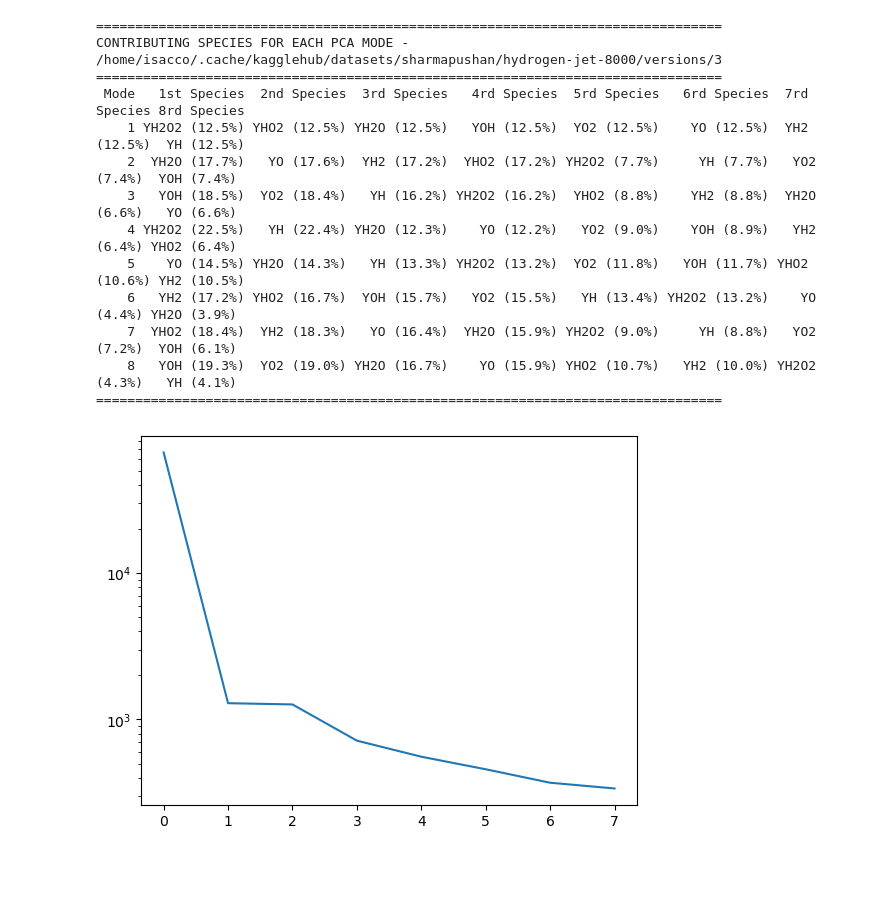
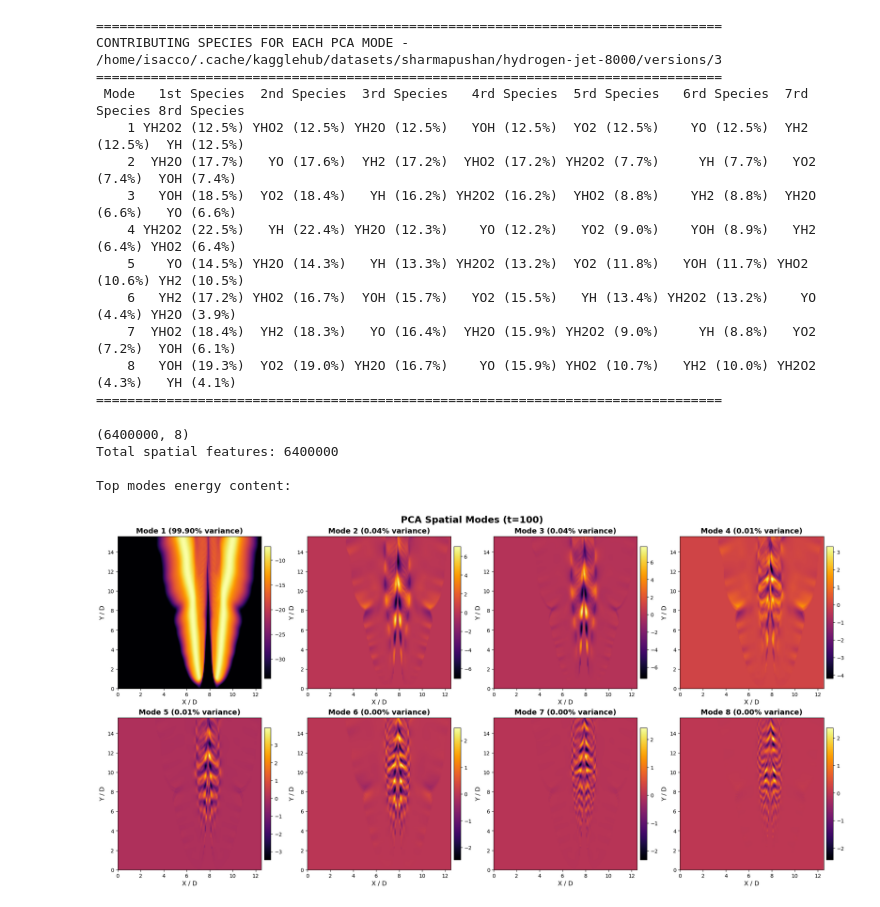
Before and after one commit to Isi2000/SIMPOSIUM_41, a Jupyter notebook: pca_vs_hopca.ipynb, the cells around one changed output. Saved outputs shown, nothing was run; the diff lists cells and outputs as text; code cells hidden in the pictures; blank space fills up the shorter version.

```diff
--- a/pca_vs_hopca.ipynb
+++ b/pca_vs_hopca.ipynb
@@ -436,10 +379,56 @@ CONTRIBUTING SPECIES FOR EACH PCA MODE - /home/isacco/.cache/kagglehub/datasets/
     7  YHO2 (18.4%)  YH2 (18.3%)   YO (16.4%)  YH2O (15.9%) YH2O2 (9.0%)     YH (8.8%)   YO2 (7.2%)  YOH (6.1%)
     8   YOH (19.3%)  YO2 (19.0%) YH2O (16.7%)    YO (15.9%) YHO2 (10.7%)   YH2 (10.0%) YH2O2 (4.3%)   YH (4.1%)
 ================================================================================
-# %%
-plt.plot(sigma)
-plt.yscale("log")
-# %% [output]
-[figure, removed]
+# %%
+Phi = U
+print(U.shape)
+T = np.diag(sigma) @ V
+energy = sigma**2
+energy_fraction = energy / np.sum(energy)
+print(f"Total spatial features: {X.shape[0]}")
+print("\nTop modes energy content:")
+
+Lx, Ly = 12.5, 15.6  # domain size in D units
+t_snapshot = 100  # time snapshot to visualize
+
+fig, axes = plt.subplots(2, 4, figsize=(20, 10), constrained_layout=True)
+fig.suptitle(f"PCA Spatial Modes (t={t_snapshot})", fontsize=18, fontweight='bold')
+
+axes = axes.flatten()
+
+for idx in range(8):
+    phi_mode = (Phi * sigma)[:, idx].reshape(Ny_sub, Nx_sub, 200)
+    phi_snapshot = np.flip(phi_mode[:, :, t_snapshot], axis=0)
+
+    im = axes[idx].imshow(
+        phi_snapshot,
+        cmap='inferno',
+        extent=[0, Lx, 0, Ly],
+        aspect='auto',
+        vmin=phi_snapshot.min(),  # Independent min
+        vmax=phi_snapshot.max()   # Independent max
+    )
+
+    axes[idx].set_title(
+        f"Mode {idx+1} ({energy_fraction[idx]*100:.2f}% variance)",
+        fontsize=14,
+        fontweight='bold'
+    )
+    axes[idx].set_xlabel("X / D", fontsize=12)
+    axes[idx].set_ylabel("Y / D", fontsize=12)
+    axes[idx].tick_params(labelsize=10)
+
+    # Add colorbar for each subplot
+    cbar = fig.colorbar(im, ax=axes[idx], orientation='vertical', pad=0.02, fraction=0.046)
+    cbar.ax.tick_params(labelsize=10)
+
+plt.savefig('README_PLOTS/pca_spatial_modes_all.png', dpi=300, bbox_inches='tight')
+plt.show()
+# %% [output]
+(6400000, 8)
+Total spatial features: 6400000
+
+Top modes energy content:
+[figure, added]
 # %%
 variance_explained = sigma**2 / np.sum(sigma**2)
```
Also changed, not shown: parts of 3 cells of this notebook, 4 other files.
